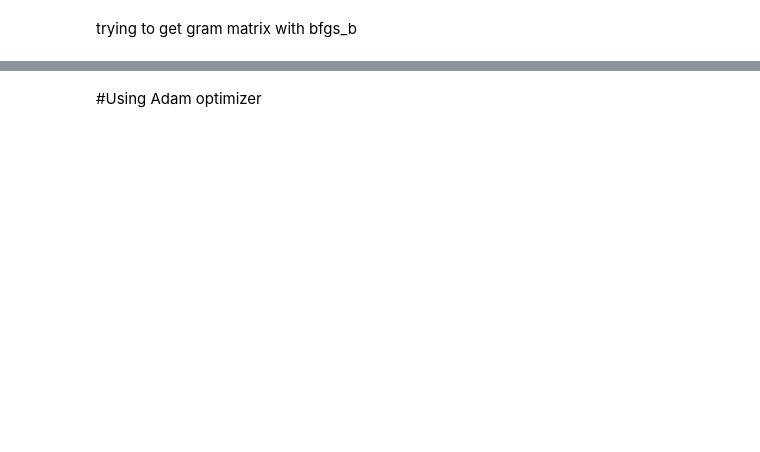
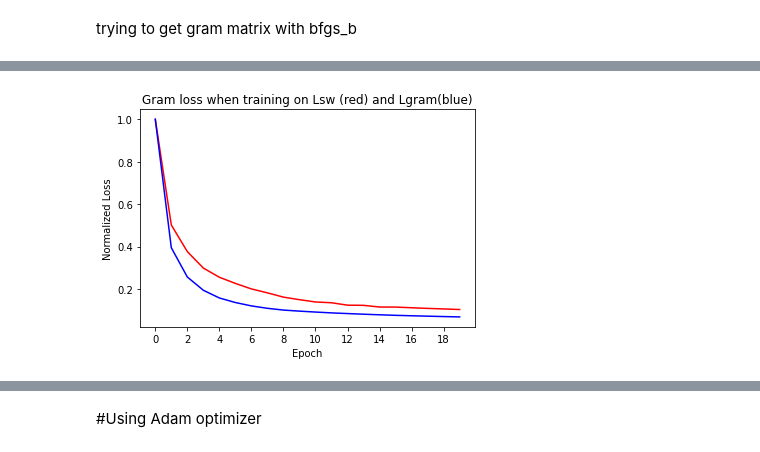
Before and after one commit to kyle-gao/A-Sliced-Wasserstein-Loss-for-Neural-Texture-Synthesis, a Jupyter notebook: SWL_TextureSynthesis.ipynb, the cells around one changed output, grey strips where cells are left out. Saved outputs shown, nothing was run; the diff lists cells and outputs as text; code cells hidden in the pictures; blank space fills up the shorter version.

```diff
--- a/SWL_TextureSynthesis.ipynb
+++ b/SWL_TextureSynthesis.ipynb
@@ -294,0 +356,3 @@ iter 5 loss [0.04227217]
+# %%
+output_image_wrap,out_gram_losses_wrap,out_slice_losses_wrap = fit_slice(NB_ITER, texture_reference_wrap, slice_extractor,vgg_layers_extractor)
+output_image_zero,out_gram_losses_zero,out_slice_losses_zero = fit_slice(NB_ITER, texture_reference_zero, slice_extractor,vgg_layers_extractor)
@@ -326,0 +419,15 @@ ax2.imshow(gram_zero[:,:,:])
+# %%
+TS_gram_plot = np.array(out_gram_losses_wrap)
+TS_slice_plot = np.array(out_slice_losses_wrap)
+TG_slice_plot = np.array(traingram_warp_slice)
+TG_gram_plot = np.array(traingram_wrap_gram)
+
+plt.plot(TS_gram_plot/TS_gram_plot[0],'r')
+plt.plot(TG_gram_plot/TG_gram_plot[0],'b')
+plt.xlabel("Epoch")
+plt.ylabel("Normalized Loss")
+plt.xticks(np.arange(0,20,2))
+plt.title("Gram loss when training on Lsw (red) and Lgram(blue)")
+plt.show()
+# %% [output]
+[figure, added]
```
Also changed, not shown: parts of 23 cells of this notebook.
